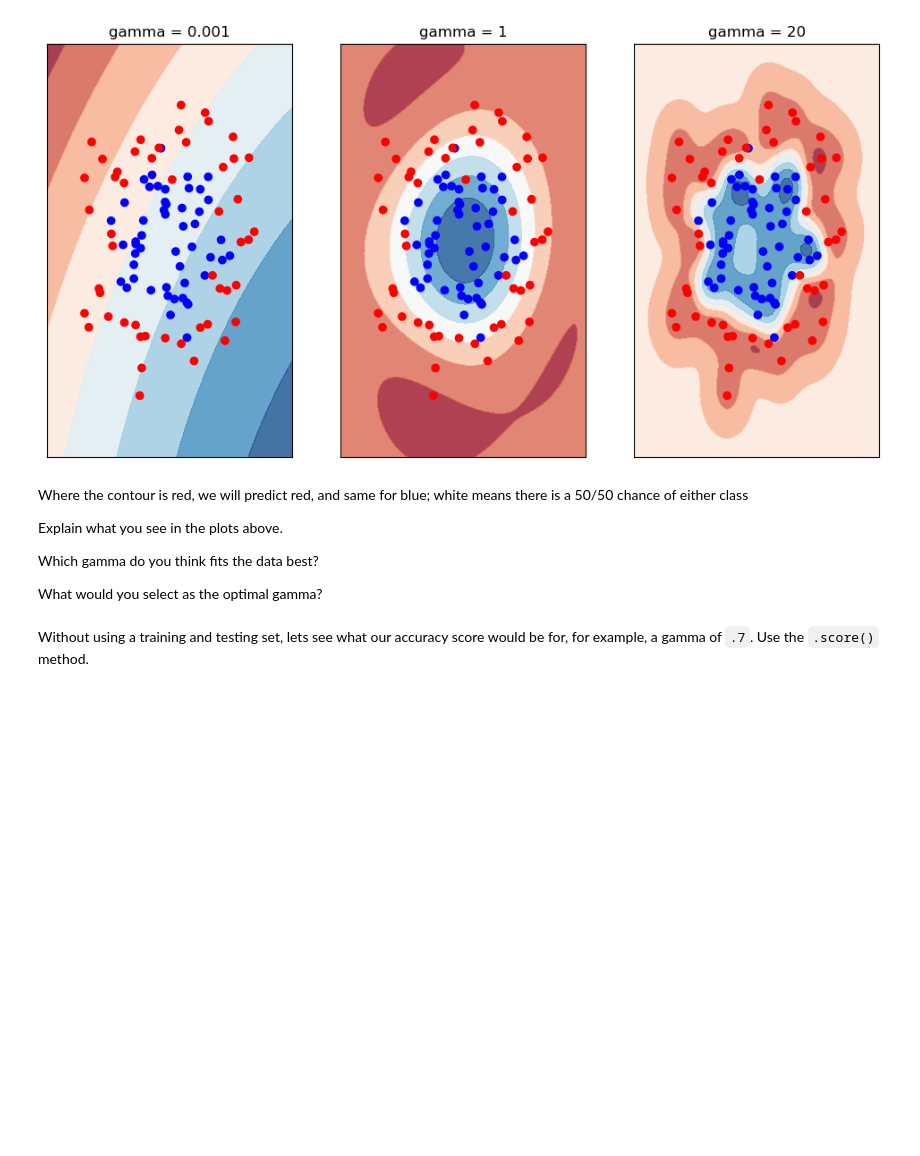
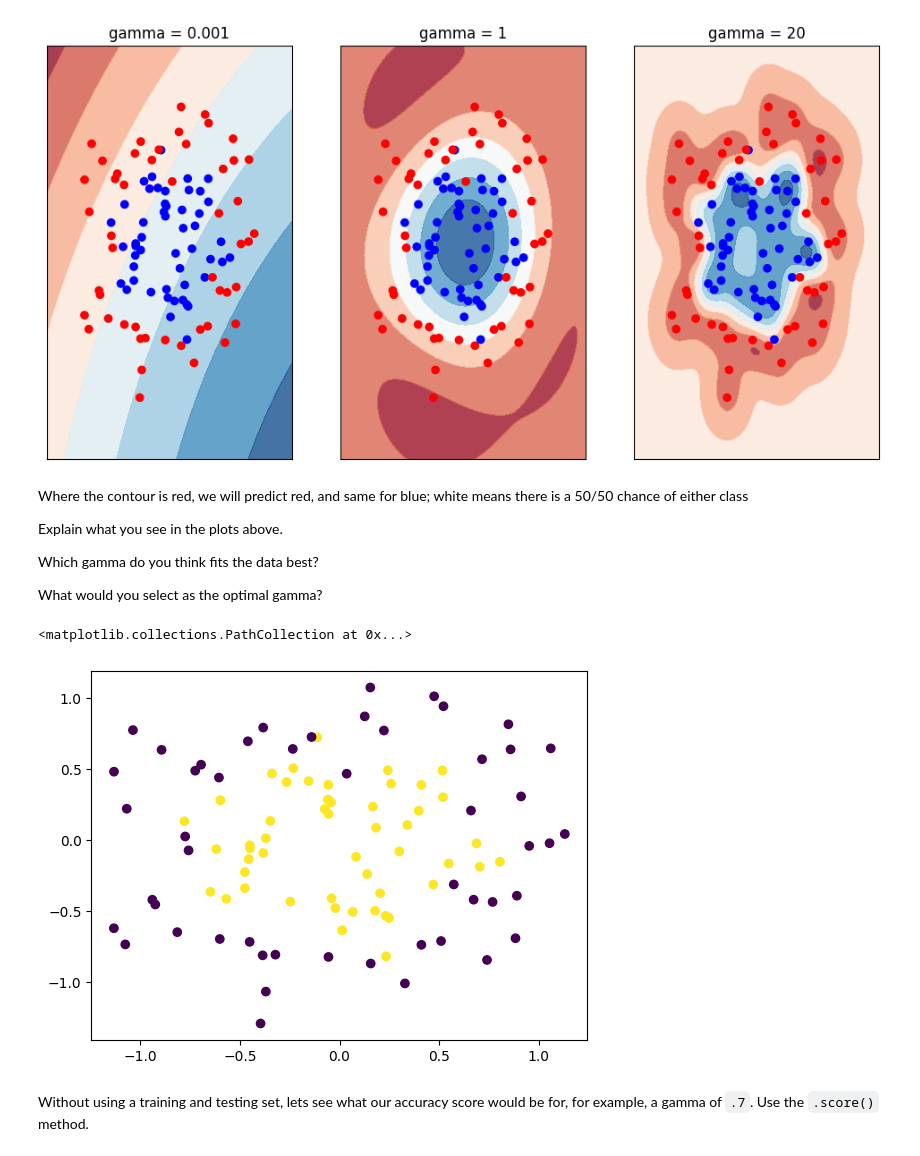
Before and after one commit to martijnooo/lab-overfitting, a Jupyter notebook: your-code/main.ipynb, the cells around one changed output. Saved outputs shown, nothing was run; the diff lists cells and outputs as text; code cells hidden in the pictures; blank space fills up the shorter version.

```diff
--- a/your-code/main.ipynb
+++ b/your-code/main.ipynb
@@ -86,6 +86,11 @@ What would you select as the optimal gamma?
 # %%
 # I would select gamma = 1 as it looks like it separates the points the best.
 # Gamma = 20 looks like its stretching just to catch lost dots.
+# %%
+plt.scatter(X[:,0], X[:,1], c=y)
+# %% [output]
+<matplotlib.collections.PathCollection at 0x...>
+[figure, added]
 # %% [markdown]
 Without using a training and testing set, lets see what our accuracy score would be for, for example, a gamma of `.7`. Use the `.score()` method.
 # %%
```
Also changed, not shown: parts of 1 cell of this notebook.
